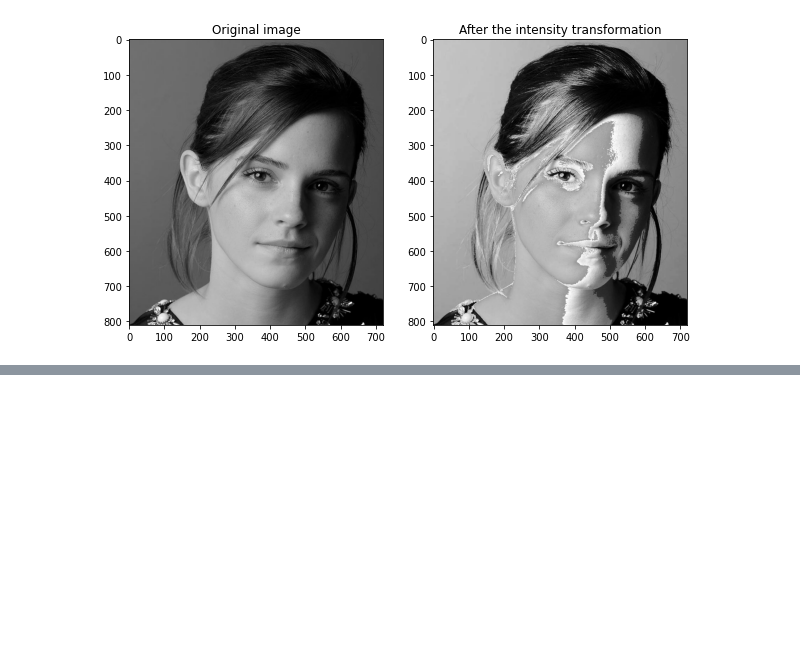
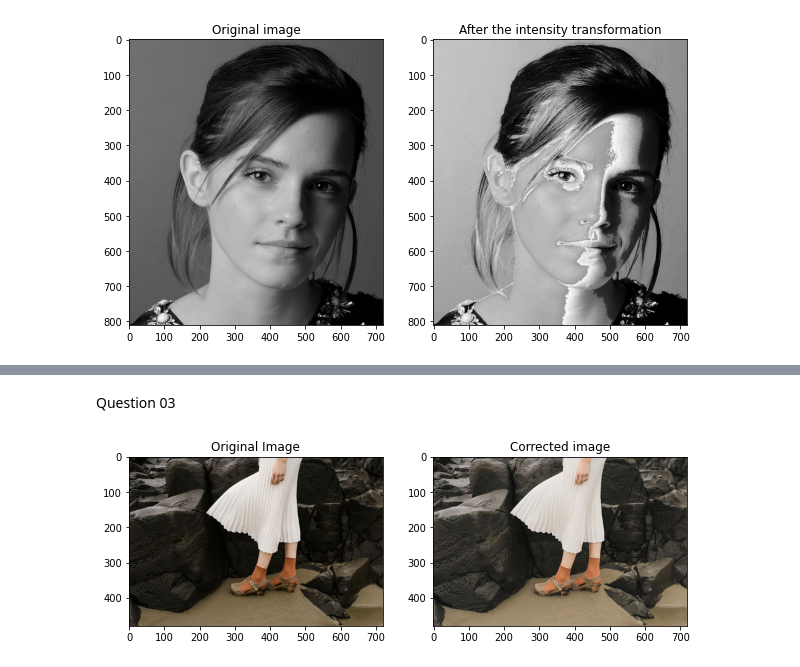
Before and after one commit to ChamithDilshan/EN2550_Image_processing_and_machine_vision, a Jupyter notebook: Assignment_1/code.ipynb, the cells around one changed output, grey strips where cells are left out. Saved outputs shown, nothing was run; the diff lists cells and outputs as text; code cells hidden in the pictures; blank space fills up the shorter version.

```diff
--- a/Assignment_1/code.ipynb
+++ b/Assignment_1/code.ipynb
@@ -49,0 +111,27 @@ plt.show()
+# %% [markdown]
+Question 03
+# %%
+original_image = cv.imread("highlights_and_shadows.jpg", cv.IMREAD_COLOR)
+assert original_image is not None
+
+LAB_image = cv.cvtColor(original_image,cv.COLOR_BGR2LAB) #convert image to L*A*B space
+
+gamma = 0.65
+
+transform = np.array([(p/225)**gamma*225 for p in range(0,256)]).astype(np.uint8)  #gamma array
+
+new_L = cv.LUT(LAB_image[:,:,0],transform)   #perform the transform to L plane
+LAB_image[:,:,0] = new_L  #replace by new L plane
+output = cv.cvtColor(LAB_image,cv.COLOR_LAB2RGB)  #convert image to RGB before show using matplotlib
+
+fig,ax = plt.subplots(1,2,figsize =(10,10))
+original_image = cv.cvtColor(original_image,cv.COLOR_BGR2RGB)
+
+ax[0].imshow(original_image)
+ax[0].set_title("Original Image")
+
+ax[1].imshow(output)
+ax[1].set_title("Corrected image")
+plt.show()
+# %% [output]
+[figure, added]
```
Also changed, not shown: parts of 5 cells of this notebook.
